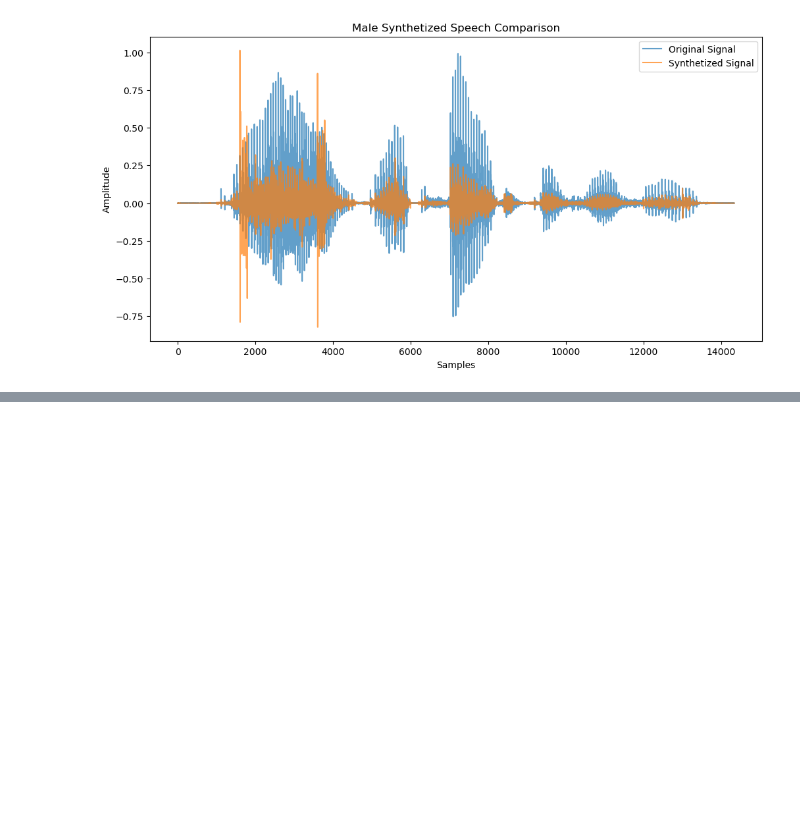
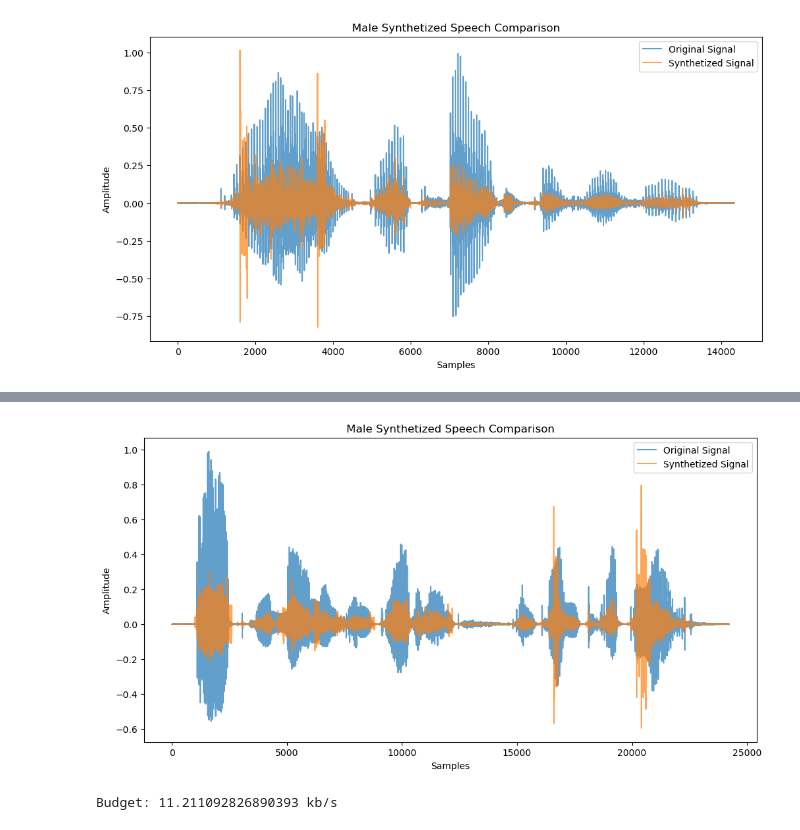
Before and after one commit to dianapaula19/speech-processing-project, a Jupyter notebook: codec.ipynb, the cells around one changed output, grey strips where cells are left out. Saved outputs shown, nothing was run; the diff lists cells and outputs as text; code cells hidden in the pictures; blank space fills up the shorter version.

```diff
--- a/codec.ipynb
+++ b/codec.ipynb
@@ -443,0 +484,11 @@ sf.write("/tmp/new.wav", np.concatenate(df_encoded_male["Synthetized Frame"]), e
+# %%
+plt.figure(figsize=(12, 6))
+plt.plot(np.concatenate(df_simulated_female["Frame"]), label="Original Signal", alpha=0.7)
+plt.plot(np.concatenate(df_simulated_female["Synthetized Frame"]), label="Synthetized Signal", alpha=0.7)
+plt.legend()
+plt.title("Male Synthetized Speech Comparison")
+plt.xlabel("Samples")
+plt.ylabel("Amplitude")
+plt.show()
+# %% [output]
+[figure, added]
@@ -443,0 +497,12 @@ sf.write("/tmp/new.wav", np.concatenate(df_encoded_male["Synthetized Frame"]), e
+# %%
+QLP_BITS = 6
+NORM_BITS = 16
+RESID_BITS = 3
+
+df_okay, okay_sr = codec(DATA_MALE_PATH / "si1230_8kHz.wav")
+duration = sum(df_okay["Frame"].apply(len)) / simulated_male_sr
+print("Budget:", df_okay["Budget"].sum() / duration / 1000, "kb/s")
+
+sf.write("/tmp/new3.wav", np.concatenate(df_okay["Synthetized Frame"]), okay_sr)
+# %% [output]
+Budget: 11.211092826890393 kb/s
```
Also changed, not shown: parts of 17 cells of this notebook.
